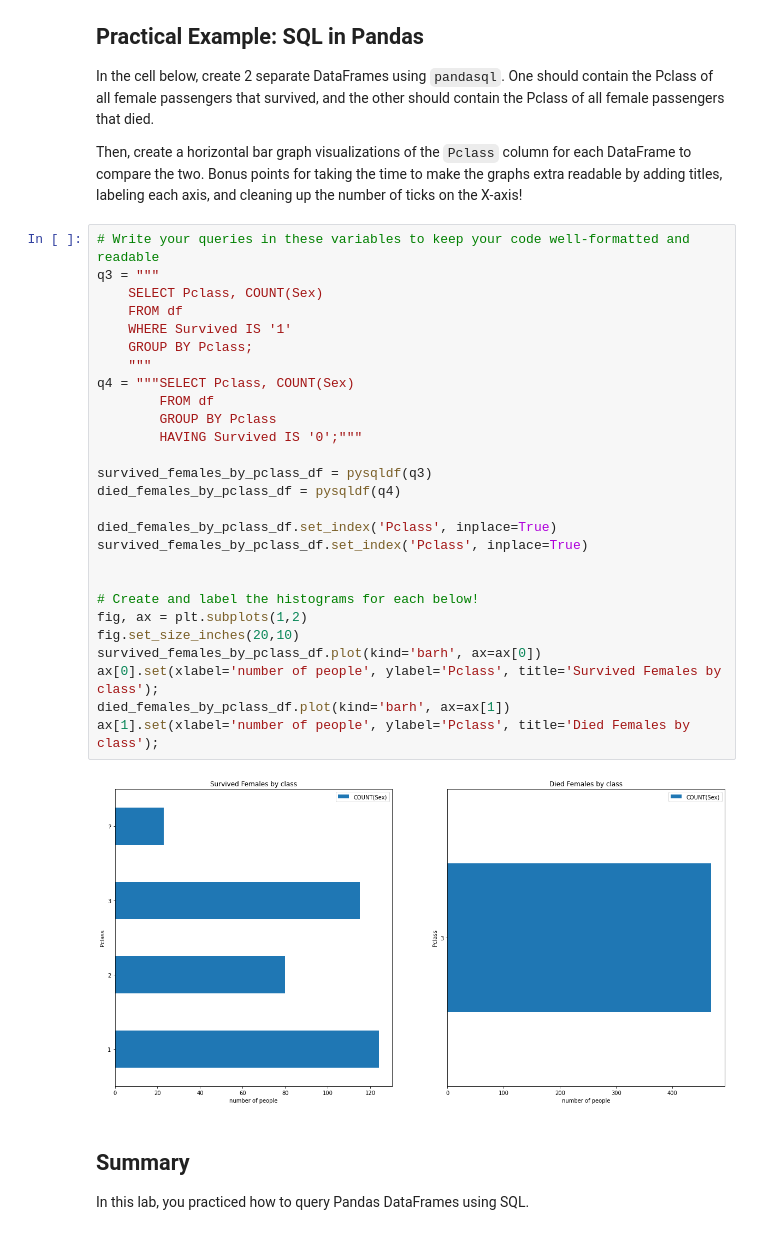
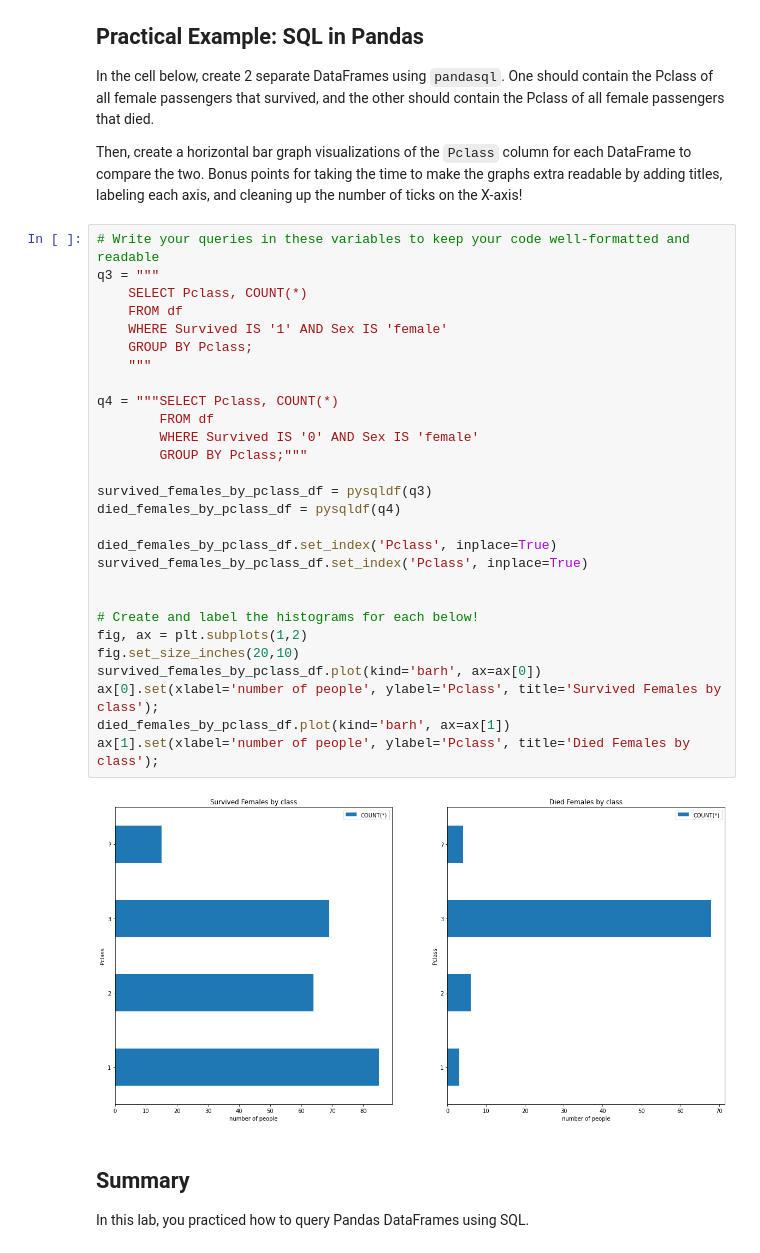
Before and after one commit to singsang2/dsc-using-sql-with-pandas-lab-onl01-dtsc-ft-070620, a Jupyter notebook: index.ipynb, the cells around one changed output. Drawn from its saved outputs; the diff is of its cells as text.

```diff
--- a/index.ipynb
+++ b/index.ipynb
@@ -389,32 +389,33 @@ Then, create a horizontal bar graph visualizations of the `Pclass` column for ea
 # %%
 # Write your queries in these variables to keep your code well-formatted and readable
 q3 = """
-    SELECT Pclass, COUNT(Sex)
+    SELECT Pclass, COUNT(*)
     FROM df
-    WHERE Survived IS '1'
+    WHERE Survived IS '1' AND Sex IS 'female'
     GROUP BY Pclass;
     """
-q4 = """SELECT Pclass, COUNT(Sex)
+
+q4 = """SELECT Pclass, COUNT(*)
         FROM df
-        GROUP BY Pclass
-        HAVING Survived IS '0';"""
+        WHERE Survived IS '0' AND Sex IS 'female'
+        GROUP BY Pclass;"""
 
 survived_females_by_pclass_df = pysqldf(q3)
 died_females_by_pclass_df = pysqldf(q4)
 
 died_females_by_pclass_df.set_index('Pclass', inplace=True)
 survived_females_by_pclass_df.set_index('Pclass', inplace=True)
 
 
 # Create and label the histograms for each below!
 fig, ax = plt.subplots(1,2)
 fig.set_size_inches(20,10)
 survived_females_by_pclass_df.plot(kind='barh', ax=ax[0])
 ax[0].set(xlabel='number of people', ylabel='Pclass', title='Survived Females by class');
 died_females_by_pclass_df.plot(kind='barh', ax=ax[1])
 ax[1].set(xlabel='number of people', ylabel='Pclass', title='Died Females by class');
 # %% [output]
-[figure, old version]
+[figure, new version]
 # %% [markdown]
 ## Summary
 
```
